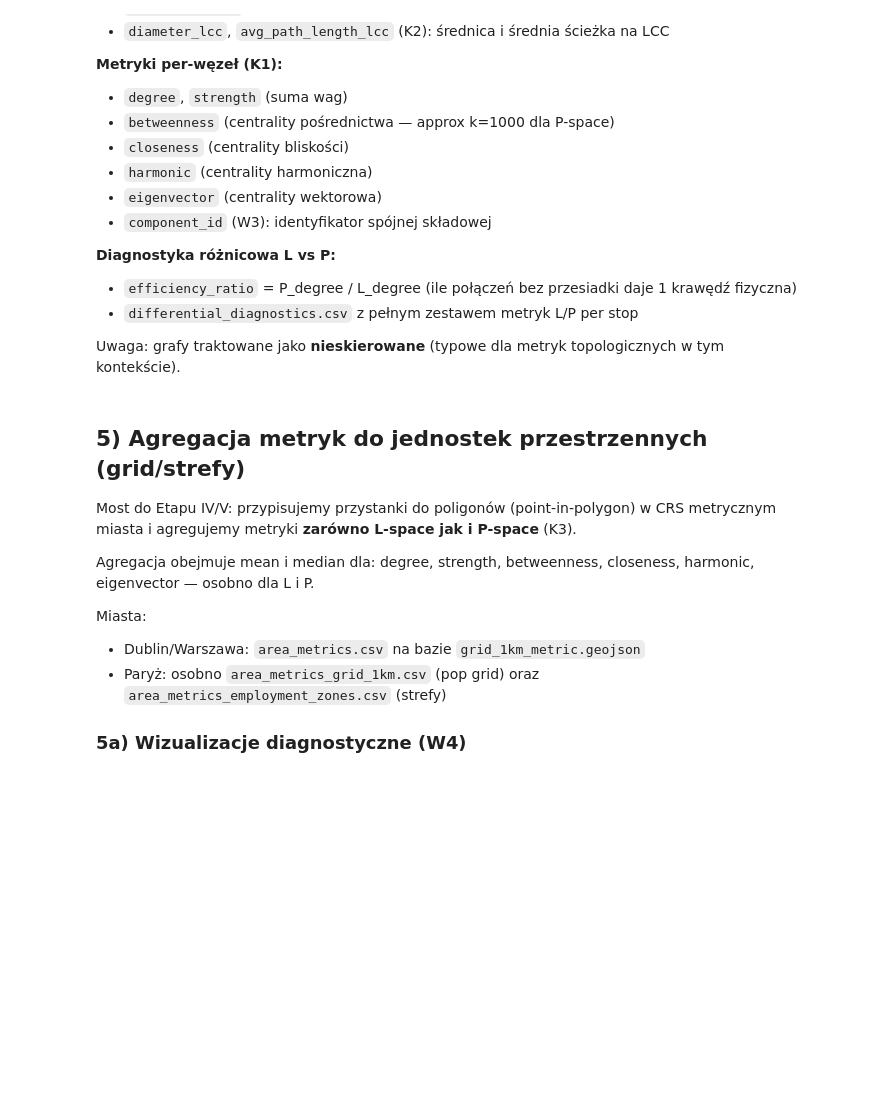
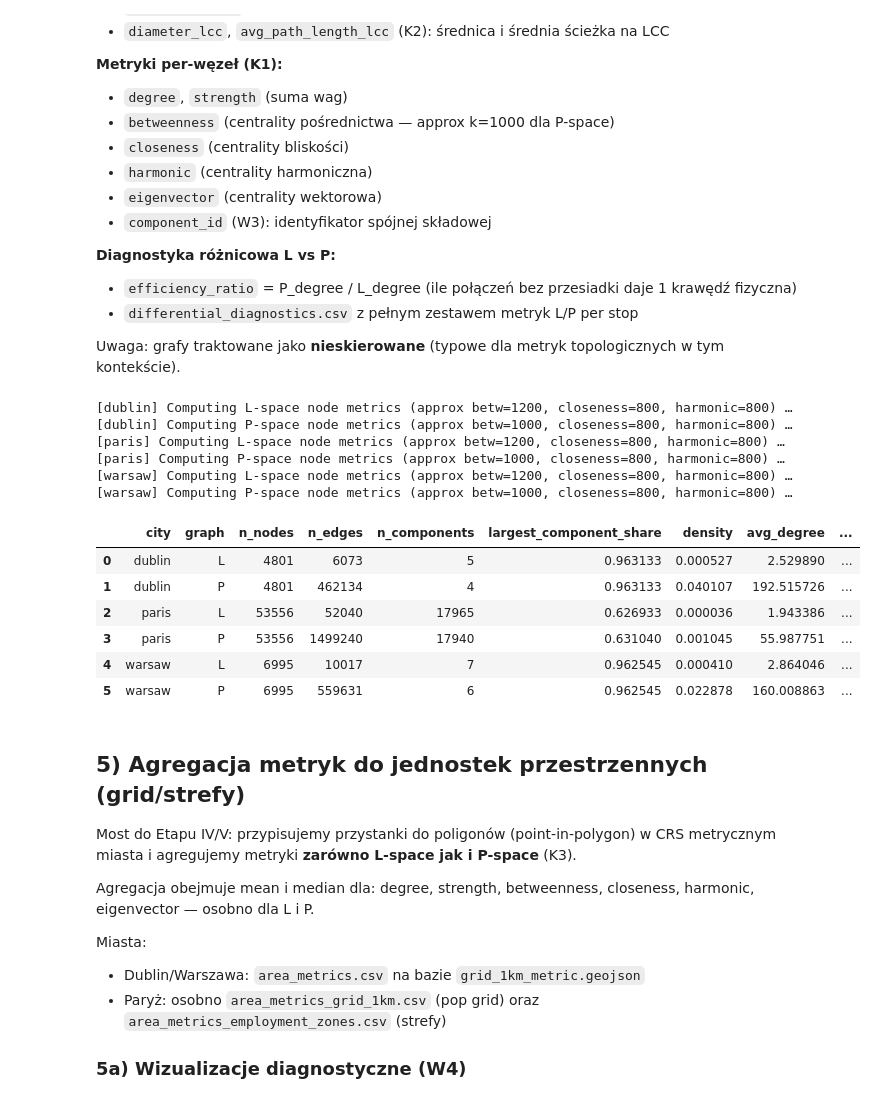
Before and after one commit to Michciak/Masters, a Jupyter notebook: Netobooks/etap2.ipynb, the cells around one changed output. Saved outputs shown, nothing was run; the diff lists cells and outputs as text; code cells hidden in the pictures; blank space fills up the shorter version.

```diff
--- a/Netobooks/etap2.ipynb
+++ b/Netobooks/etap2.ipynb
@@ -836,8 +892,14 @@ def write_metrics(city: str, name: str, df: pd.DataFrame) -> Path:
     return out_path
 # %%
 global_rows = []
-# Próg przybliżenia betweenness centrality dla dużych grafów (P-space)
-BETWEENNESS_APPROX_K = 1000
+
+# city2graph nie jest dostępny dla aktualnego Python 3.9 w tym środowisku,
+# dlatego stosujemy szybki i stabilny fallback aproksymacyjny.
+BETWEENNESS_APPROX_K_L = 1200
+BETWEENNESS_APPROX_K_P = 1000
+CLOSENESS_APPROX_K = 800
+HARMONIC_APPROX_K = 800
+EIGENVECTOR_SKIP_ABOVE = 3000
 
 for city in CITIES:
     city_dir = OUT_DIR / city
@@ -866,11 +928,30 @@ for city in CITIES:
     global_rows.append({'city': city, 'graph': 'L', **gl})
     global_rows.append({'city': city, 'graph': 'P', **gp})
 
-    # Node metrics (K1: pełne metryki centralności)
-    print(f'[{city}] Computing L-space node metrics …')
-    n_l = graph_node_metrics(G_l)
-    print(f'[{city}] Computing P-space node metrics (approx_k={BETWEENNESS_APPROX_K}) …')
-    n_p = graph_node_metrics(G_p, approx_betweenness_k=BETWEENNESS_APPROX_K)
+    # Node metrics (K1: metryki centralności; dla dużych grafów tryb przybliżony)
+    print(
+        f'[{city}] Computing L-space node metrics '
+        f'(approx betw={BETWEENNESS_APPROX_K_L}, closeness={CLOSENESS_APPROX_K}, harmonic={HARMONIC_APPROX_K}) …'
+    )
+    n_l = graph_node_metrics(
+        G_l,
+        approx_betweenness_k=BETWEENNESS_APPROX_K_L,
+        approx_closeness_k=CLOSENESS_APPROX_K,
+        approx_harmonic_k=HARMONIC_APPROX_K,
+        skip_eigenvector_above=EIGENVECTOR_SKIP_ABOVE,
+    )
+
+    print(
+        f'[{city}] Computing P-space node metrics '
+        f'(approx betw={BETWEENNESS_APPROX_K_P}, closeness={CLOSENESS_APPROX_K}, harmonic={HARMONIC_APPROX_K}) …'
+    )
+    n_p = graph_node_metrics(
+        G_p,
+        approx_betweenness_k=BETWEENNESS_APPROX_K_P,
+        approx_closeness_k=CLOSENESS_APPROX_K,
+        approx_harmonic_k=HARMONIC_APPROX_K,
+        skip_eigenvector_above=EIGENVECTOR_SKIP_ABOVE,
+    )
 
     write_metrics(city, 'stop_metrics_L', n_l)
     write_metrics(city, 'stop_metrics_P', n_p)
@@ -885,33 +966,47 @@ for city in CITIES:
 
     n_l_ren = n_l.rename(columns=merge_cols_l)
     n_p_ren = n_p.rename(columns=merge_cols_p)
 
     diff = pd.merge(n_l_ren, n_p_ren, on='stop_id', how='outer').fillna(0)
 
     # Efficiency ratio: P_degree / L_degree (np.nan gdy L_degree == 0 — N3)
     diff['efficiency_ratio'] = np.where(
         diff['degree_L'] > 0,
         diff['degree_P'] / diff['degree_L'],
         np.nan,
     )
 
     write_metrics(city, 'differential_diagnostics', diff)
 
     # Dodajemy efficiency_ratio do obu globalnych wierszy
     eff_valid = diff['efficiency_ratio'].dropna()
     eff_avg = float(eff_valid.mean()) if len(eff_valid) > 0 else np.nan
     eff_med = float(eff_valid.median()) if len(eff_valid) > 0 else np.nan
     for row in global_rows:
         if row['city'] == city:
             row['efficiency_ratio_avg'] = eff_avg
             row['efficiency_ratio_median'] = eff_med
 
 # Zapis globalnych metryk per miasto
 for city in CITIES:
     rows_city = [r for r in global_rows if r['city'] == city]
     write_metrics(city, 'global_metrics', pd.DataFrame(rows_city))
 
 pd.DataFrame(global_rows)
+# %% [output]
+[dublin] Computing L-space node metrics (approx betw=1200, closeness=800, harmonic=800) …
+[dublin] Computing P-space node metrics (approx betw=1000, closeness=800, harmonic=800) …
+[paris] Computing L-space node metrics (approx betw=1200, closeness=800, harmonic=800) …
+[paris] Computing P-space node metrics (approx betw=1000, closeness=800, harmonic=800) …
+[warsaw] Computing L-space node metrics (approx betw=1200, closeness=800, harmonic=800) …
+[warsaw] Computing P-space node metrics (approx betw=1000, closeness=800, harmonic=800) …
+|  | city | graph | n_nodes | n_edges | n_components | largest_component_share | density | avg_degree | ... |
+| 0 | dublin | L | 4801 | 6073 | 5 | 0.963133 | 0.000527 | 2.529890 | ... |
+| 1 | dublin | P | 4801 | 462134 | 4 | 0.963133 | 0.040107 | 192.515726 | ... |
+| 2 | paris | L | 53556 | 52040 | 17965 | 0.626933 | 0.000036 | 1.943386 | ... |
+| 3 | paris | P | 53556 | 1499240 | 17940 | 0.631040 | 0.001045 | 55.987751 | ... |
+| 4 | warsaw | L | 6995 | 10017 | 7 | 0.962545 | 0.000410 | 2.864046 | ... |
+| 5 | warsaw | P | 6995 | 559631 | 6 | 0.962545 | 0.022878 | 160.008863 | ... |
 # %% [markdown]
 ## 5) Agregacja metryk do jednostek przestrzennych (grid/strefy)
 
```
Also changed, not shown: parts of 11 cells of this notebook, 4 other files.
